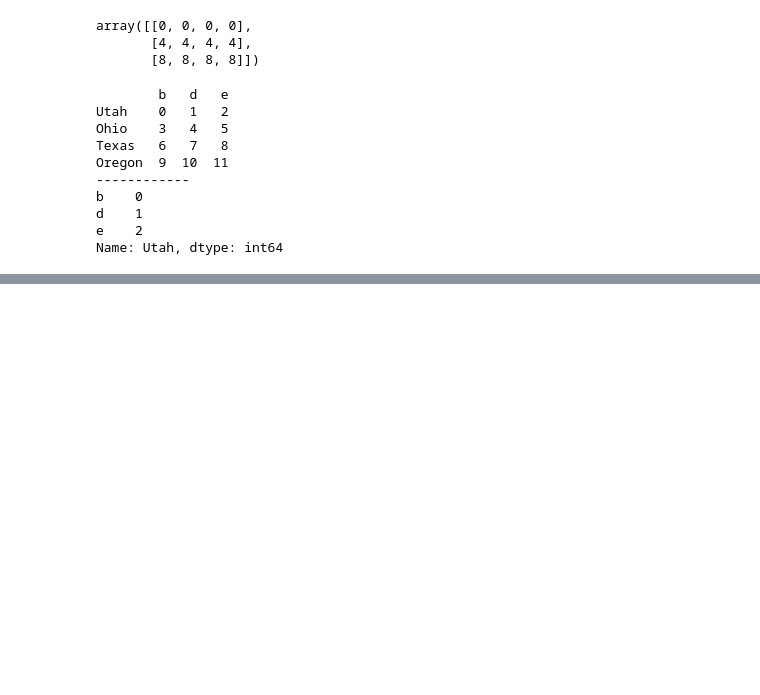
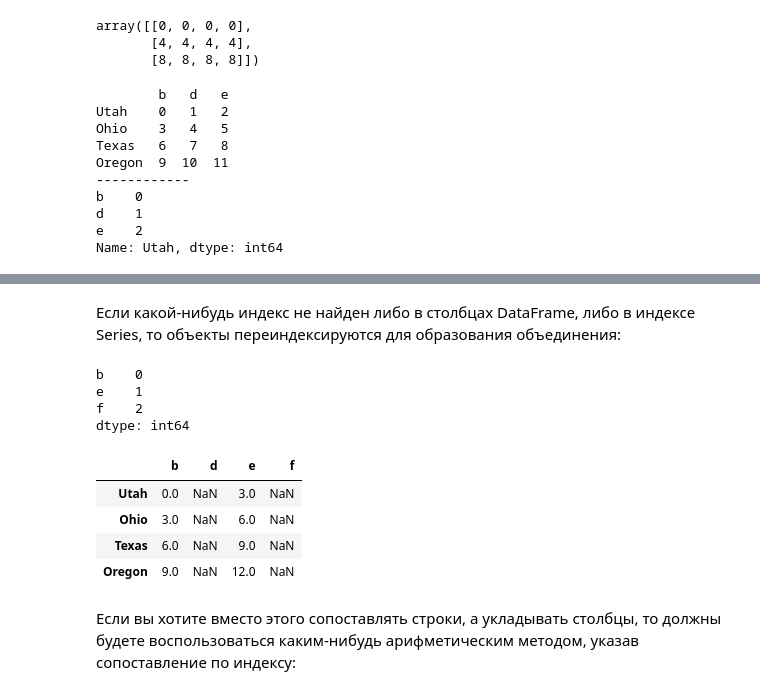
Before and after one commit to stmQQ/Pandas, a Jupyter notebook: basics/pandas/basic_functionality.ipynb, the cells around one changed output, grey strips where cells are left out. Saved outputs shown, nothing was run; the diff lists cells and outputs as text; code cells hidden in the pictures; blank space fills up the shorter version.

```diff
--- a/basics/pandas/basic_functionality.ipynb
+++ b/basics/pandas/basic_functionality.ipynb
@@ -500,0 +509,20 @@ Name: Utah, dtype: int64
+# %% [markdown]
+Если какой-нибудь индекс не найден либо в столбцах DataFrame, либо в индексе Series, то объекты переиндексируются для образования объединения:
+# %%
+series2 = pd.Series(np.arange(3), index=['b', 'e', 'f'])
+series2
+# %% [output]
+b    0
+e    1
+f    2
+dtype: int64
+# %%
+frame.add(series2)
+# %% [output]
+|  | b | d | e | f |
+| Utah | 0.0 | NaN | 3.0 | NaN |
+| Ohio | 3.0 | NaN | 6.0 | NaN |
+| Texas | 6.0 | NaN | 9.0 | NaN |
+| Oregon | 9.0 | NaN | 12.0 | NaN |
+# %% [markdown]
+Если вы хотите вместо этого сопоставлять строки, а  укладывать столбцы, то должны будете воспользоваться каким-нибудь арифметическим методом, указав сопоставление по индексу:
```
Also changed, not shown: parts of 92 cells of this notebook, 2 other files.
